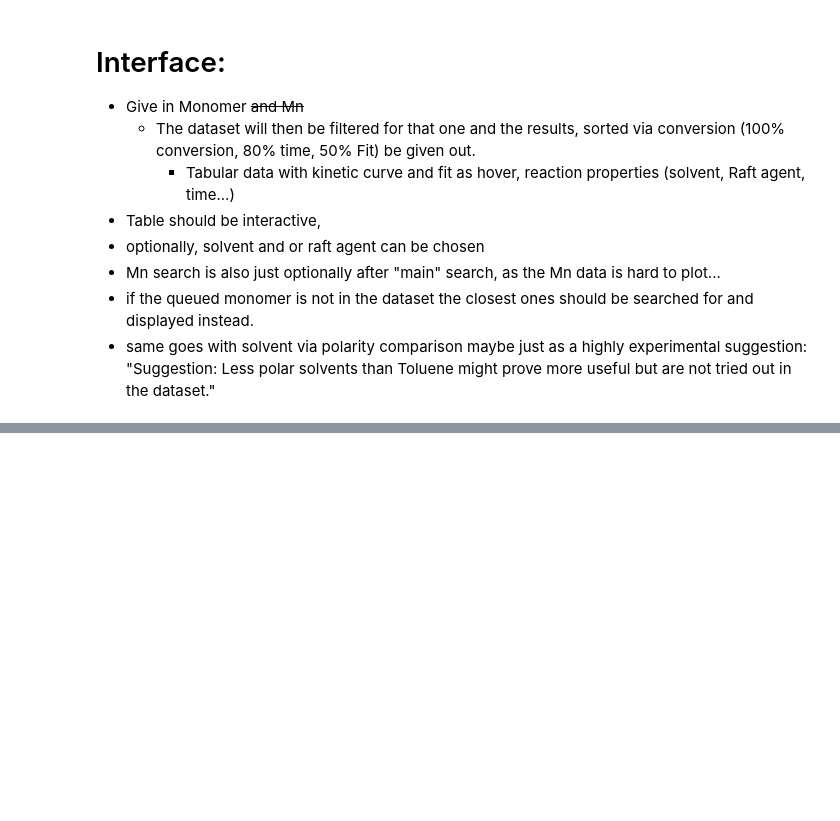
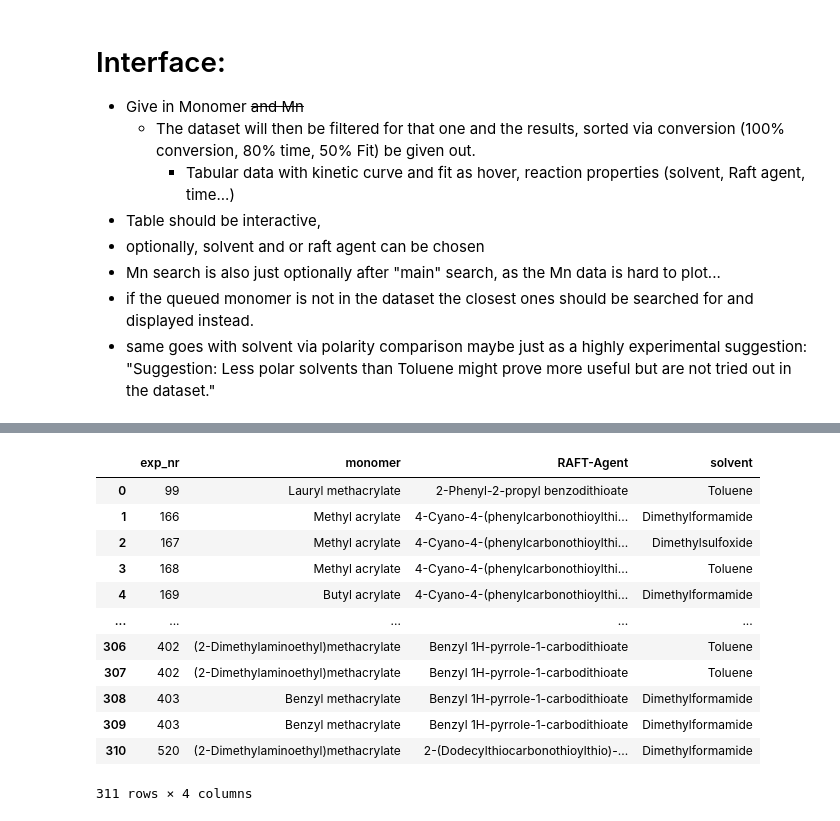
Before and after one commit to Bizbalt/RAFT-knowledgebase, a Jupyter notebook: dataset_analysis.ipynb, the cells around one changed output, grey strips where cells are left out. Cells and saved outputs as stored; diff of their text form; code cells hidden in the pictures; blank space fills up the shorter version.

Commit message:
:construction: add in abortive experiments

```diff
--- a/dataset_analysis.ipynb
+++ b/dataset_analysis.ipynb
@@ -800,0 +1002,28 @@ with pd.ExcelWriter(os.path.join(os.getcwd(), "data", "data exploration figures"
+# %%
+# re-involve the abortive experiments with a score of 0
+# 1st get the experiments from the discarded_df
+# 2nd count those nunique and bring them in the same shape as the kinetics_df
+#   translate monomer and agent numbers and letters
+#   leave conversion, time, score and so forth 0
+# 3rd append them to the kinetics_df
+reformatted_discarded = sRt.discarded_df[["Experiment number", "monomer", "RAFT-Agent", "solvent"]].copy()
+# rename and reorder columns
+reformatted_discarded.columns = ["exp_nr", "monomer", "RAFT-Agent", "solvent"]
+mappables = ["monomer", "RAFT-Agent", "solvent"]
+reformatted_discarded[mappables] = reformatted_discarded[mappables].map(lambda x: reaction_descriptors_dict[x])
+
+reformatted_discarded["score"] = 0
+# %% [output]
+|  | exp_nr | monomer | RAFT-Agent | solvent |
+| 0 | 99 | Lauryl methacrylate | 2-Phenyl-2-propyl benzodithioate | Toluene |
+| 1 | 166 | Methyl acrylate | 4-Cyano-4-(phenylcarbonothioylthi... | Dimethylformamide |
+| 2 | 167 | Methyl acrylate | 4-Cyano-4-(phenylcarbonothioylthi... | Dimethylsulfoxide |
+| 3 | 168 | Methyl acrylate | 4-Cyano-4-(phenylcarbonothioylthi... | Toluene |
+| 4 | 169 | Butyl acrylate | 4-Cyano-4-(phenylcarbonothioylthi... | Dimethylformamide |
+| ... | ... | ... | ... | ... |
+| 306 | 402 | (2-Dimethylaminoethyl)methacrylate | Benzyl 1H-pyrrole-1-carbodithioate | Toluene |
+| 307 | 402 | (2-Dimethylaminoethyl)methacrylate | Benzyl 1H-pyrrole-1-carbodithioate | Toluene |
+| 308 | 403 | Benzyl methacrylate | Benzyl 1H-pyrrole-1-carbodithioate | Dimethylformamide |
+| 309 | 403 | Benzyl methacrylate | Benzyl 1H-pyrrole-1-carbodithioate | Dimethylformamide |
+| 310 | 520 | (2-Dimethylaminoethyl)methacrylate | 2-(Dodecylthiocarbonothioylthio)-... | Dimethylformamide |
+311 rows × 4 columns
```
Also changed, not shown: parts of 29 cells of this notebook.
